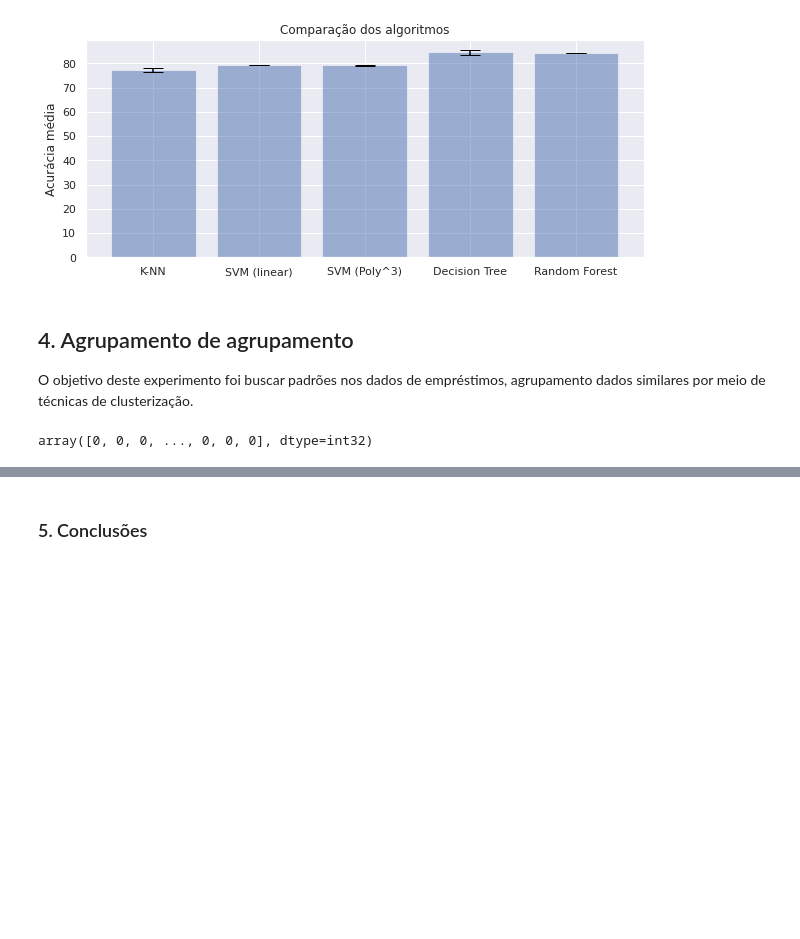
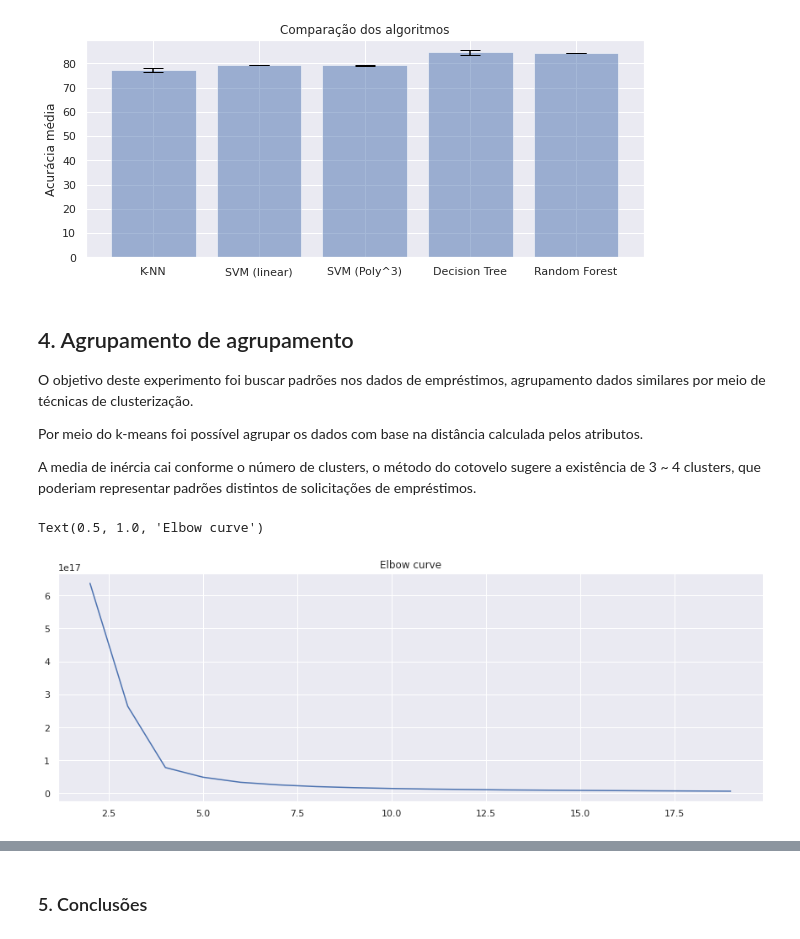
Before and after one commit to douglasllmoura/ufmg-ml, a Jupyter notebook: projeto_final.ipynb, the cells around one changed output, grey strips where cells are left out. Saved outputs shown, nothing was run; the diff lists cells and outputs as text; code cells hidden in the pictures; blank space fills up the shorter version.

```diff
--- a/projeto_final.ipynb
+++ b/projeto_final.ipynb
@@ -999,20 +1002,23 @@ plt.show()
 ## 4. Agrupamento de agrupamento
 
 O objetivo deste experimento foi buscar padrões nos dados de empréstimos, agrupamento dados similares por meio de técnicas de clusterização.
+
+Por meio do k-means foi possível agrupar os dados com base na distância calculada pelos atributos.
+
+A media de inércia cai conforme o número de clusters, o método do cotovelo sugere a existência de 3 ~ 4 clusters, que poderiam representar padrões distintos de solicitações de empréstimos.
-# %%
-from sklearn.cluster import KMeans
-from sklearn.metrics import silhouette_samples, silhouette_score
-
-# remove features
-#columns = [0, 1, 2, 3, 4, 5, 6, 7, 8, 'Conta Salario', 'Conta Conjunta']
-#X2 = X.drop(columns=columns)
-
-clusters = range(0, 11)
-
-for i in clusters:
-    clustering = KMeans(n_clusters=2, random_state=0).fit(X)
-
-
-clustering.labels_
-# %% [output]
-array([0, 0, 0, ..., 0, 0, 0], dtype=int32)
+# %%
+from sklearn.cluster import KMeans
+
+distorsions = []
+for k in range(2, 20):
+    kmeans = KMeans(n_clusters=k, init="k-means++")
+    kmeans.fit(X)
+    distorsions.append(kmeans.inertia_)
+
+fig = plt.figure(figsize=(15, 5))
+plt.plot(range(2, 20), distorsions)
+plt.grid(True)
+plt.title('Elbow curve')
+# %% [output]
+Text(0.5, 1.0, 'Elbow curve')
+[figure, added]
```
Also changed, not shown: parts of 5 cells of this notebook.
